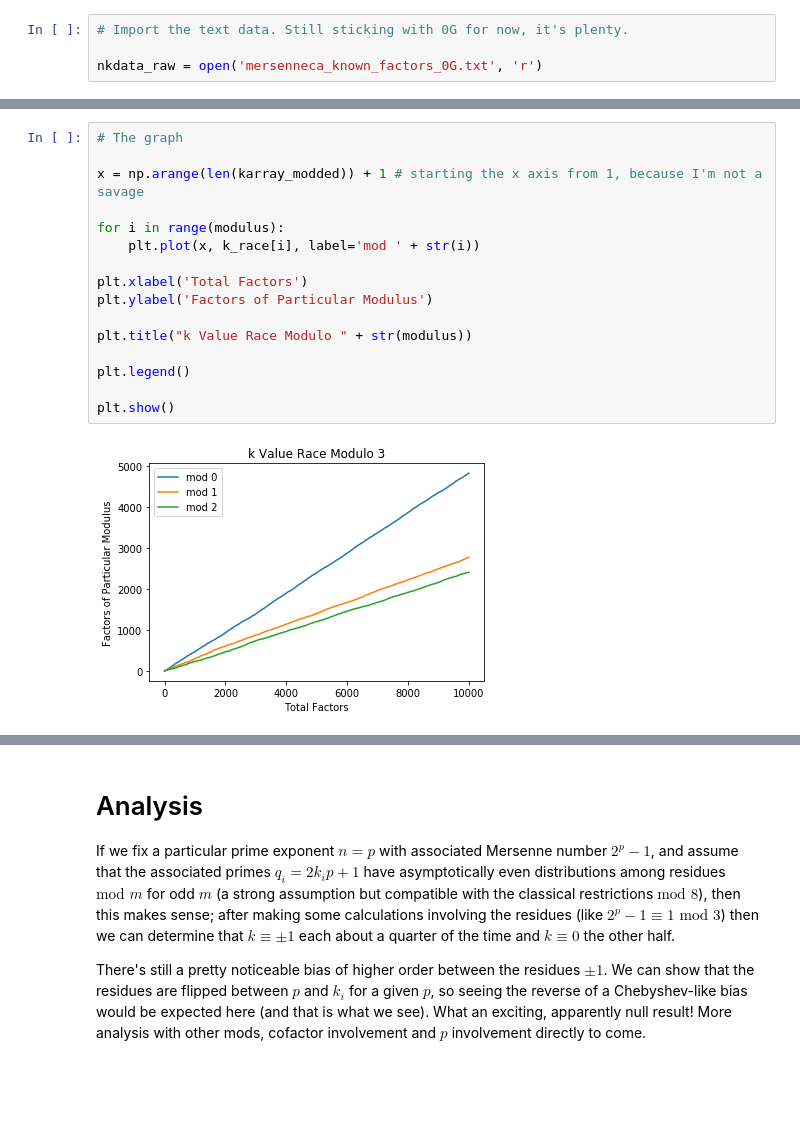
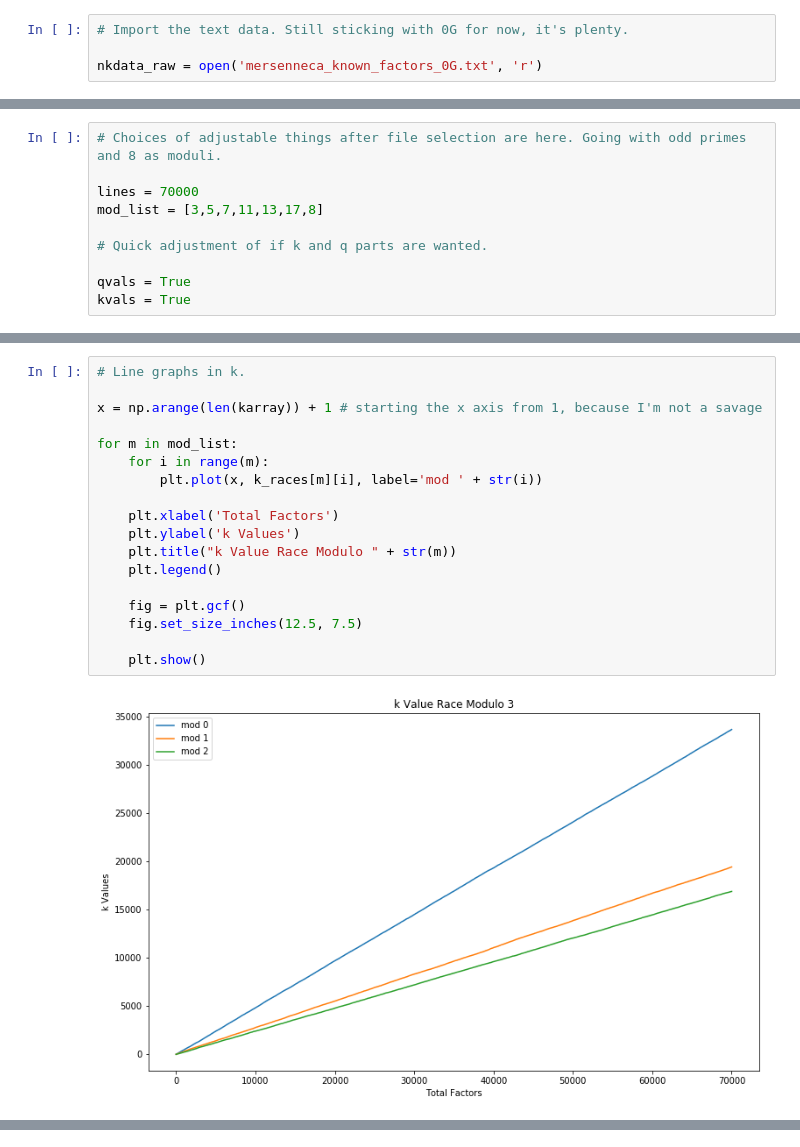
Before and after one commit to KeeganBarbosa/Summer-Coding-2019, a Jupyter notebook: k_modulus_races.ipynb, the cells around one changed output, grey strips where cells are left out. Saved outputs shown, nothing was run; the diff lists cells and outputs as text; blank space fills up the shorter version.

Commit message:
Major revision
Added multiple moduli, line graphs of races, and bar graphs of races as well. Expanded general commentary, including basic analysis section and a future project section.

```diff
--- a/k_modulus_races.ipynb
+++ b/k_modulus_races.ipynb
@@ -27,3 +22,13 @@ modulus = 3
+# %%
+# Choices of adjustable things after file selection are here. Going with odd primes and 8 as moduli.
+
+lines = 70000
+mod_list = [3,5,7,11,13,17,8]
+
+# Quick adjustment of if k and q parts are wanted.
+
+qvals = True
+kvals = True
 # %%
 # Read into a list first.
 
@@ -76,18 +146,20 @@ for i in range(modulus):
 # %%
-# The graph
+# Line graphs in k.
 
-x = np.arange(len(karray_modded)) + 1 # starting the x axis from 1, because I'm not a savage
+x = np.arange(len(karray)) + 1 # starting the x axis from 1, because I'm not a savage
 
-for i in range(modulus):
-    plt.plot(x, k_race[i], label='mod ' + str(i))
+for m in mod_list:
+    for i in range(m):
+        plt.plot(x, k_races[m][i], label='mod ' + str(i))
 
-plt.xlabel('Total Factors')
-plt.ylabel('Factors of Particular Modulus')
+    plt.xlabel('Total Factors')
+    plt.ylabel('k Values')
+    plt.title("k Value Race Modulo " + str(m))
+    plt.legend()
 
-plt.title("k Value Race Modulo " + str(modulus))
+    fig = plt.gcf()
+    fig.set_size_inches(12.5, 7.5)
 
-plt.legend()
-
-plt.show()
+    plt.show()
 # %% [output]
-[figure, old version]
+[figure, new version]
@@ -94,6 +171,0 @@ plt.show()
-# %% [markdown]
-# Analysis
-
-If we fix a particular prime exponent $n=p$ with associated Mersenne number $2^p-1$, and assume that the associated primes $q_i=2k_ip+1$ have asymptotically even distributions among residues $\text{mod } m$ for odd $m$ (a strong assumption but compatible with the classical restrictions $\text{mod } 8$), then this makes sense; after making some calculations involving the residues (like $2^p-1\equiv 1 \text{ mod }3$) then we can determine that $k\equiv\pm1$ each about a quarter of the time and $k\equiv0$ the other half.
-
-There's still a pretty noticeable bias of higher order between the residues $\pm1$. We can show that the residues are flipped between $p$ and $k_i$ for a given $p$, so seeing the reverse of a Chebyshev-like bias would be expected here (and that is what we see). What an exciting, apparently null result! More analysis with other mods, cofactor involvement and $p$ involvement directly to come.
```
Also changed, not shown: parts of 14 cells of this notebook.
